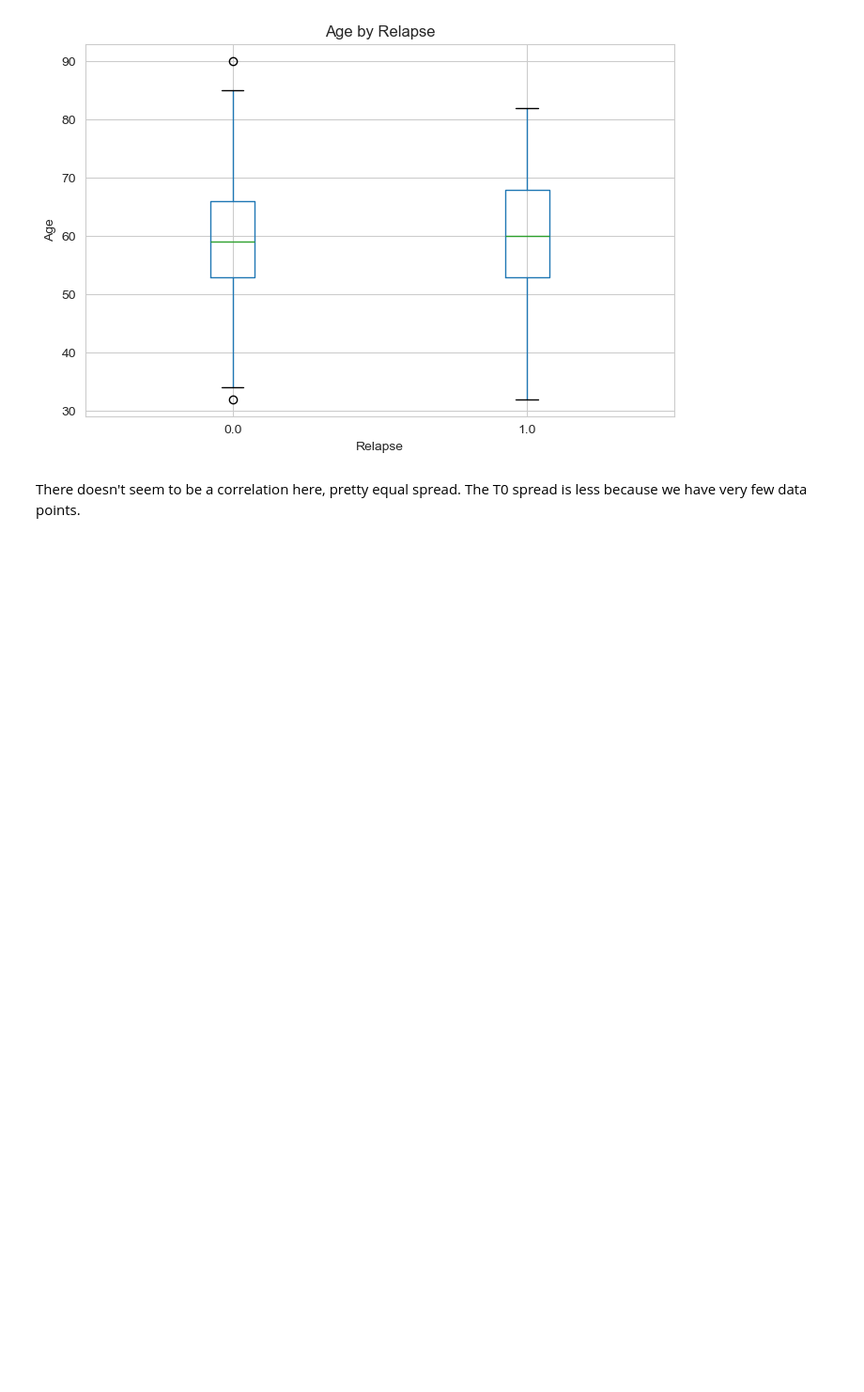
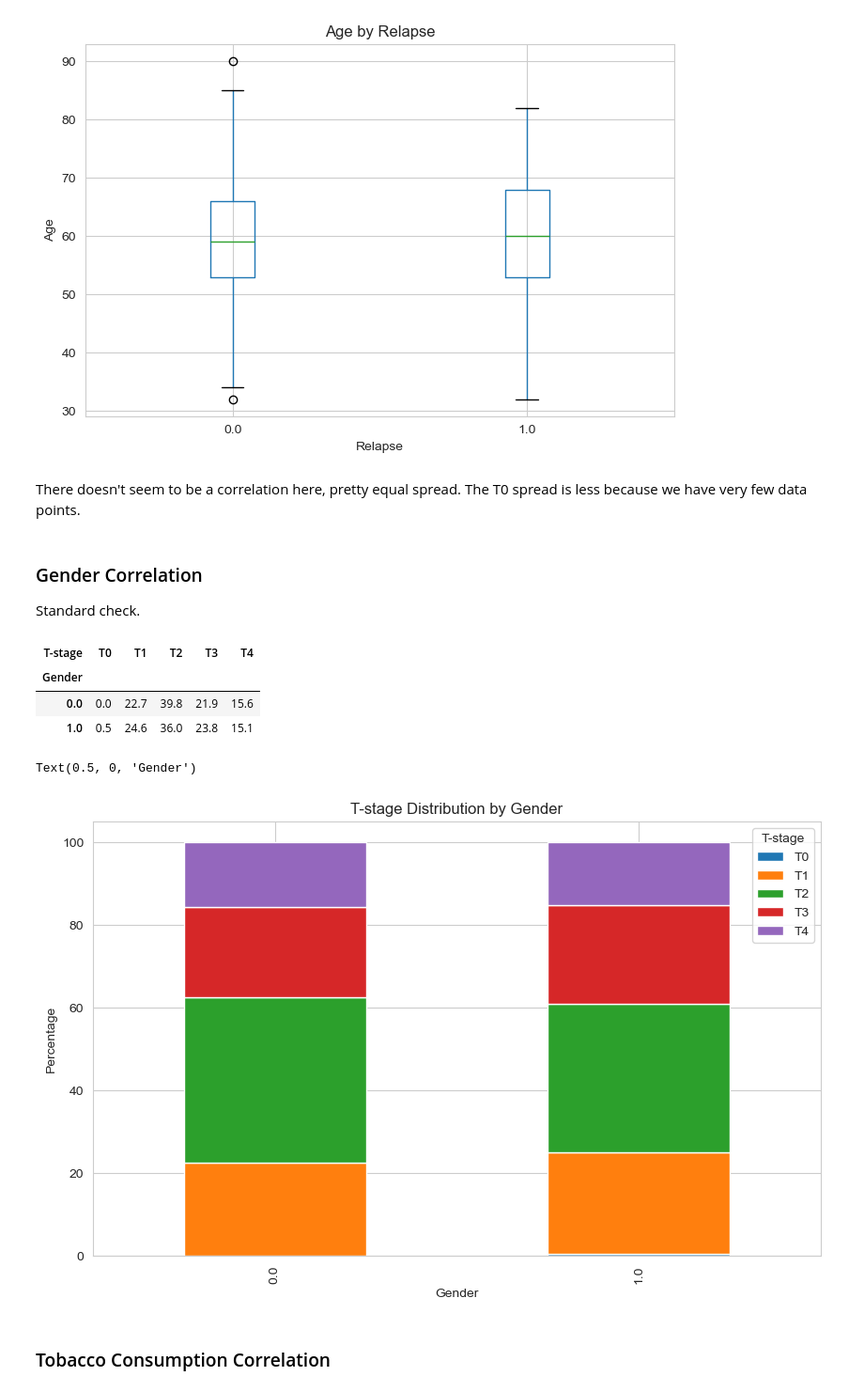
Before and after one commit to Essam-Khawaja/HECKTOR2026, a Jupyter notebook: EDA.ipynb, the cells around one changed output. Shown at 94% size. Cells and saved outputs as stored; diff of their text form; code cells hidden in the pictures; blank space fills up the shorter version.

```diff
--- a/EDA.ipynb
+++ b/EDA.ipynb
@@ -456,3 +474,24 @@ plt.show()
 [figure]
 # %% [markdown]
 There doesn't seem to be a correlation here, pretty equal spread. The T0 spread is less because we have very few data points.
+# %% [markdown]
+### Gender Correlation
+
+Standard check.
+# %%
+t_stage_gender = pd.crosstab(rawDF["Gender"], rawDF["T-stage"], normalize="index") * 100
+display(t_stage_gender.round(1))
+
+t_stage_gender.plot(kind="bar", stacked=True, figsize=(10, 6))
+plt.title("T-stage Distribution by Gender")
+plt.ylabel("Percentage")
+plt.xlabel("Gender")
+# %% [output]
+| T-stage | T0 | T1 | T2 | T3 | T4 |
+| Gender |  |  |  |  |  |
+| 0.0 | 0.0 | 22.7 | 39.8 | 21.9 | 15.6 |
+| 1.0 | 0.5 | 24.6 | 36.0 | 23.8 | 15.1 |
+Text(0.5, 0, 'Gender')
+[figure, added]
+# %% [markdown]
+### Tobacco Consumption Correlation
```
Also changed, not shown: parts of 11 cells of this notebook.
